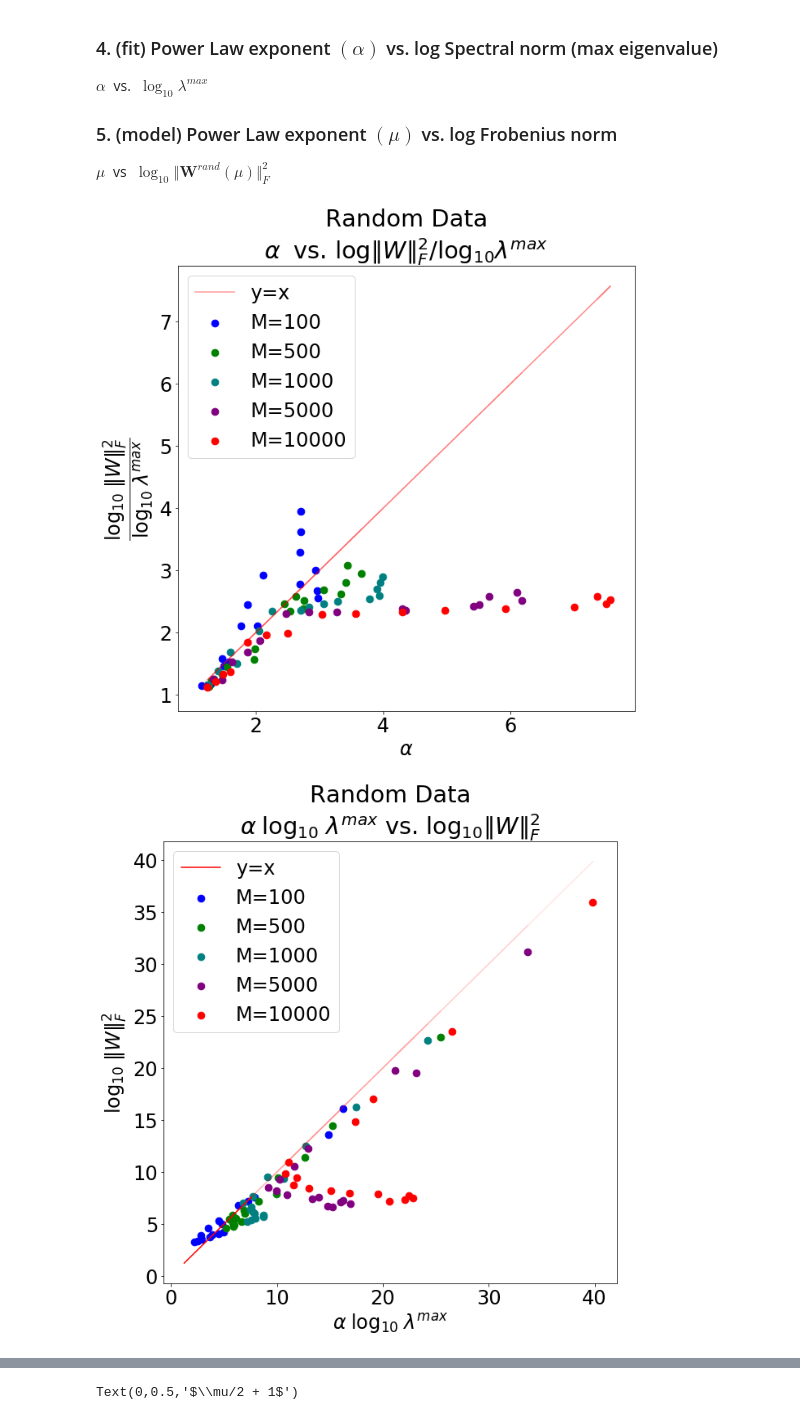
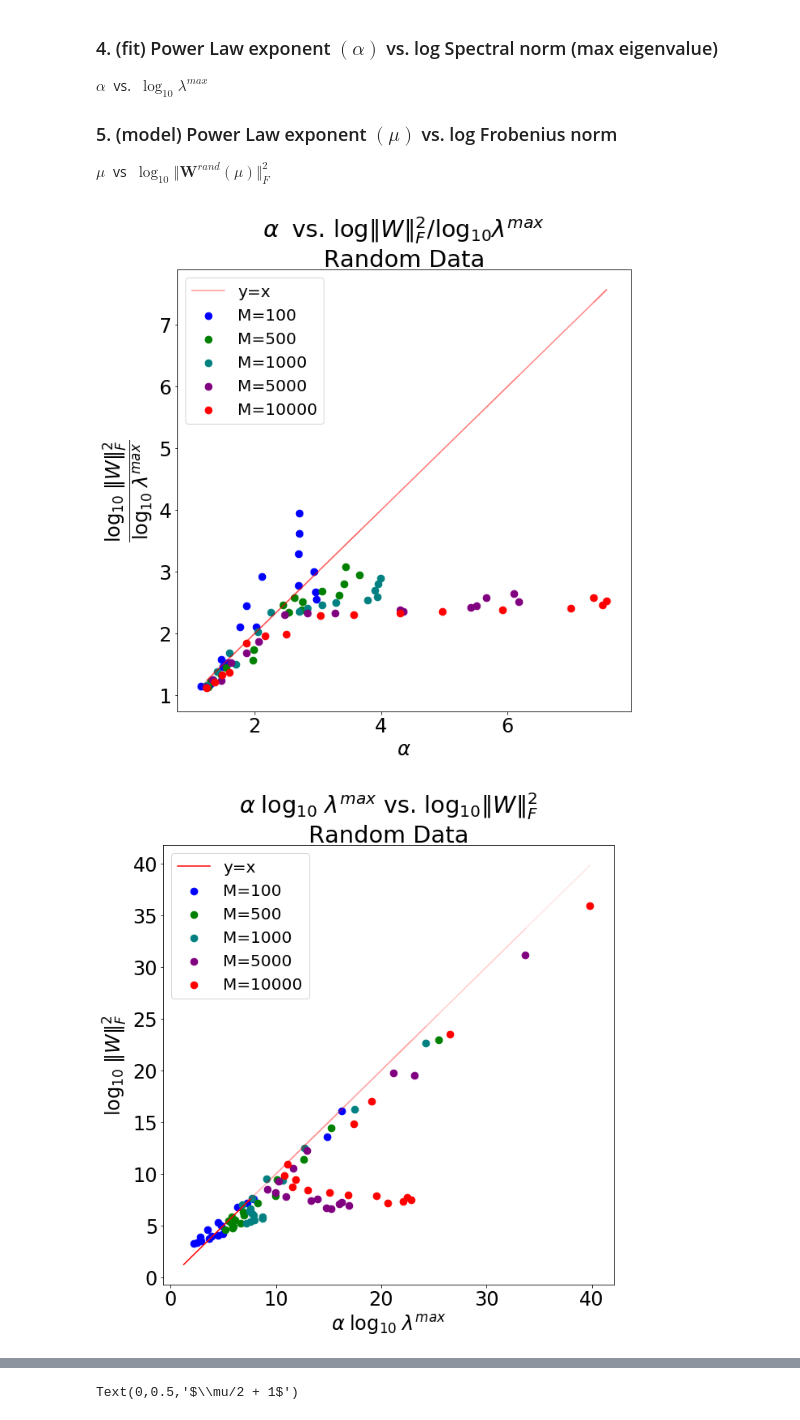
Before and after one commit to CalculatedContent/PredictingTestAccuracies, a Jupyter notebook: PowerLawExample.ipynb, the cells around one changed output, grey strips where cells are left out. Drawn from its saved outputs; the diff is of its cells as text; code cells hidden in the pictures.

```diff
--- a/PowerLawExample.ipynb
+++ b/PowerLawExample.ipynb
@@ -63,14 +63,14 @@ for M in Ms:
 # %%
 colors=['blue','green', 'teal', 'purple', 'red']
 # %%
-import matplotlib.pyplot as plt
 plt.rcParams['figure.figsize'] = [10,10]
 matplotlib.rcParams.update({'font.size': 24})
+legend_prop={'size':20}
 marker_size = 75
 # %%
 
 
-plt.title("Random Data\n"+r"$\alpha\;$ vs. $\log\Vert W\Vert^{2}_{F} / \log_{10}\lambda^{max}$")
+plt.title(r"$\alpha\;$ vs. $\log\Vert W\Vert^{2}_{F} / \log_{10}\lambda^{max}$"+"\nRandom Data")
 plt.xlabel(r"$\alpha$")
 plt.ylabel(r"$\dfrac {\log_{10}\;\Vert W\Vert^{2}_{F}}{\log_{10}\;\lambda^{max}}$")
 plt.plot(alphas,alphas, color='red', alpha=0.4, label="y=x")
@@ -84,33 +84,32 @@ for im, M in enumerate(Ms):
     plt.plot(x,x, color='red', alpha=0.1)
 
 
-plt.legend()
-
+plt.legend(prop=legend_prop)
 plt.show()
 # %% [output]
-[figure, old version]
+[figure, new version]
 # %%
 
 
-plt.title("Random Data\n"+r"$\alpha\;\log_{10}\;\lambda^{max}$ vs. $\log_{10}\Vert W\Vert^{2}_{F} $")
+plt.title(r"$\alpha\;\log_{10}\;\lambda^{max}$ vs. $\log_{10}\Vert W\Vert^{2}_{F}$"+"\nRandom Data")
 plt.xlabel(r"$\alpha\;\log_{10}\;\lambda^{max}$")
 plt.ylabel(r"$\log_{10}\;\Vert W\Vert^{2}_{F}$")
 plt.plot(alphas,alphas, color='red', alpha=1.0, label="y=x")
 
 
 for im, M in enumerate(Ms):
     [alphas, norms, lmaxs] = Mresults[M]
     x = np.multiply(alphas ,np.log10(lmaxs) )
     y = 2.0*np.log10(norms)
     plt.plot(x,x, color='red', alpha=0.1)
 
     plt.scatter(x,y, label="M={}".format(M), color=colors[im],s=marker_size)
 
-plt.legend()
+plt.legend(prop=legend_prop)
 plt.savefig("img/relation-rand.png")
 plt.show()
 # %% [output]
-[figure, old version]
+[figure, new version]
 # %%
 
 
```
Also changed, not shown: parts of 4 cells of this notebook, 3 other files.
